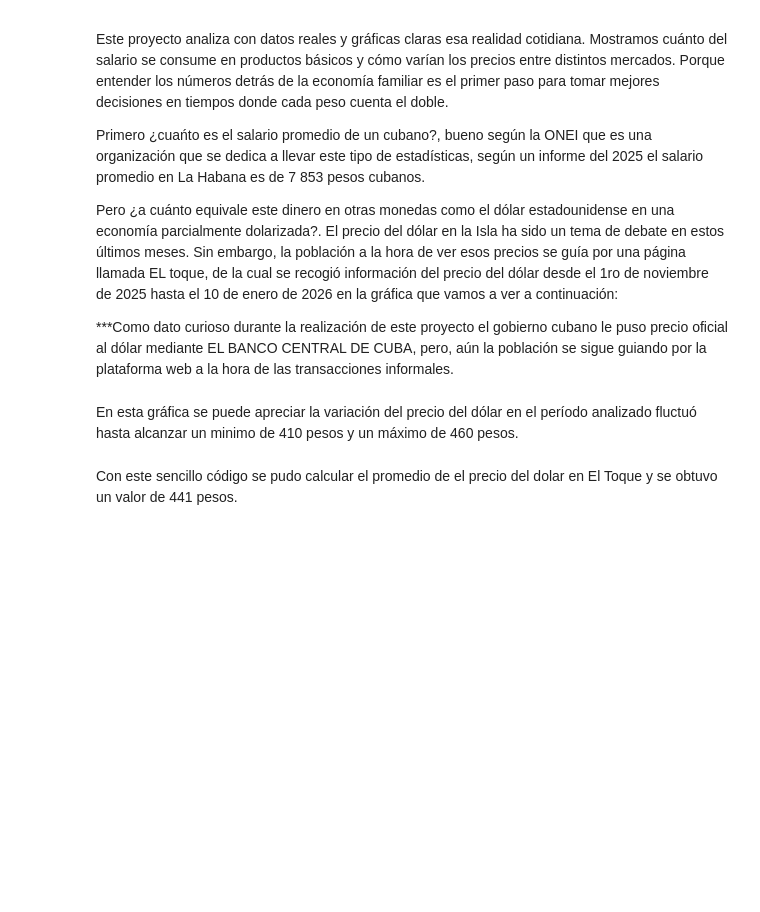
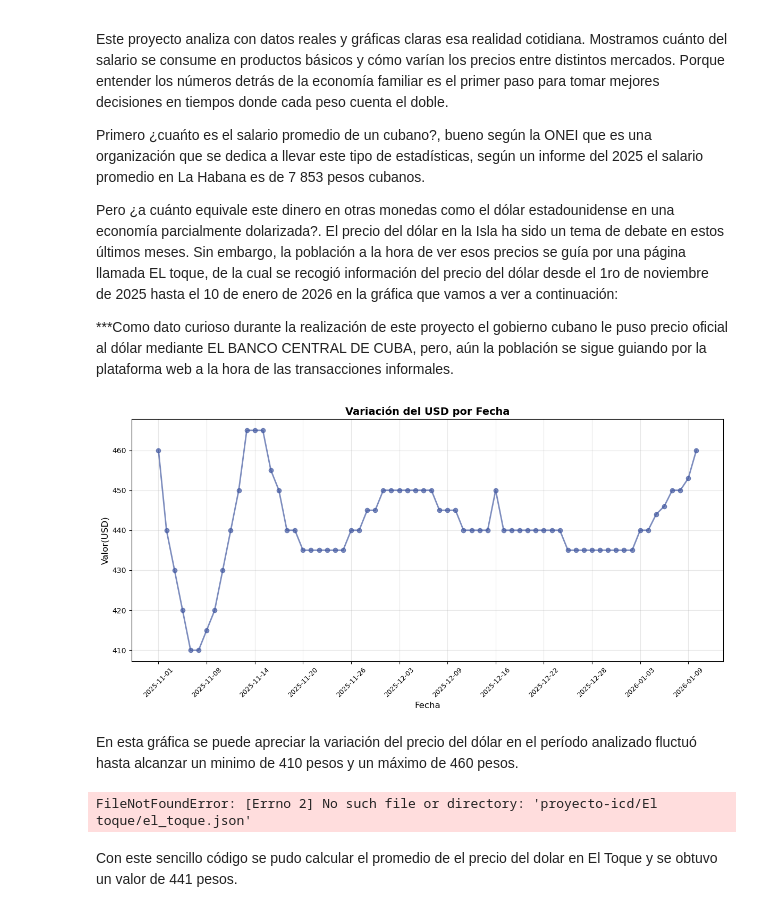
Before and after one commit to k4rry06-cd/proyecto-icd, a Jupyter notebook: El Dilema del Consumidor.ipynb, the cells around one changed output. Saved outputs shown, nothing was run; the diff lists cells and outputs as text; code cells hidden in the pictures; blank space fills up the shorter version.

```diff
--- a/El Dilema del Consumidor.ipynb
+++ b/El Dilema del Consumidor.ipynb
@@ -39,2 +13,7 @@ variacion_del_usd(diccionario)
+# %%
+import main
+main.variacion_del_usd(dict)
+# %% [output]
+[figure, added]
 # %% [markdown]
 En esta gráfica se puede apreciar la variación del precio del dólar en el período analizado fluctuó hasta alcanzar un minimo de 410 pesos y un máximo de 460 pesos.
@@ -62,2 +20,7 @@ def prom_usd(precio):
+# %%
+import main
+main.prom_usd(main.diccionario)
+# %% [output]
+FileNotFoundError: [Errno 2] No such file or directory: 'proyecto-icd/El toque/el_toque.json'
 # %% [markdown]
 Con este sencillo código se pudo calcular el promedio de el precio del dolar en El Toque y se obtuvo un valor de 441 pesos.
```
Also changed, not shown: parts of 16 cells of this notebook, 1 other file.
